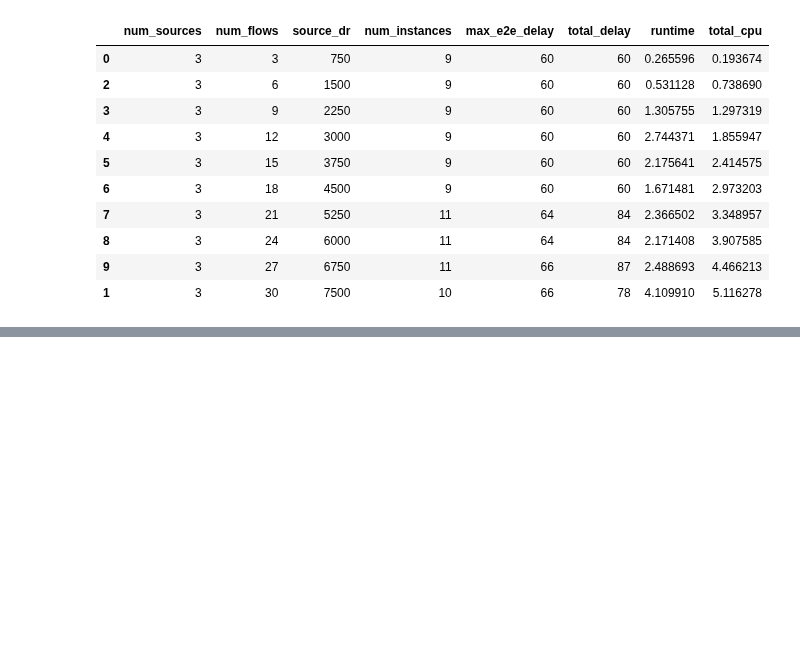
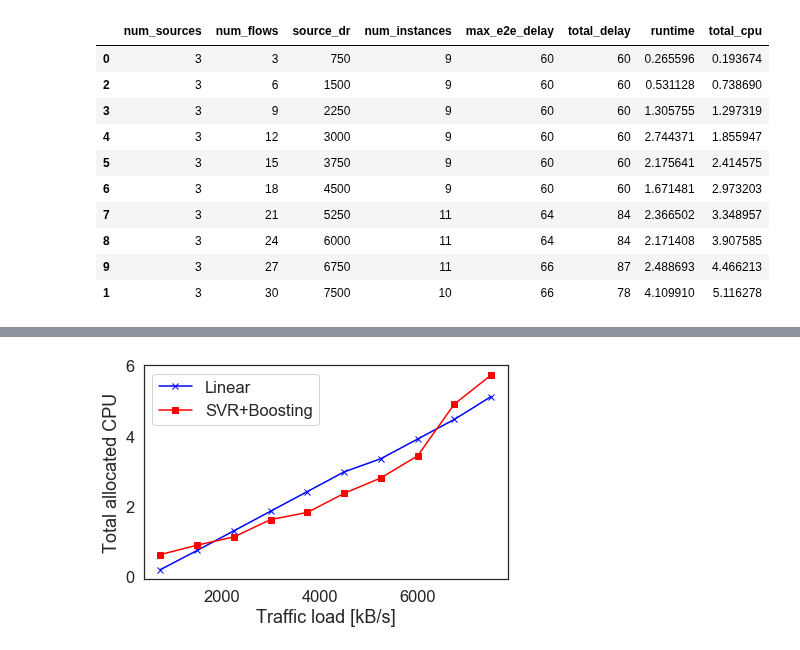
Before and after one commit to CN-UPB/ml-for-resource-allocation, a Jupyter notebook: placement_eval.ipynb, the cells around one changed output, grey strips where cells are left out. Saved outputs shown, nothing was run; the diff lists cells and outputs as text; code cells hidden in the pictures; blank space fills up the shorter version.

```diff
--- a/placement_eval.ipynb
+++ b/placement_eval.ipynb
@@ -105,3 +123,9 @@ plot('source_dr', 'Traffic load [kB/s]', 'num_instances', 'Num. VNF instances')
+# %%
+fig, ax = plot('source_dr', 'Traffic load [kB/s]', 'total_cpu', 'Total allocated CPU', save_plot=False, plot_fixed=False)
+plt.arrow()
+fig.savefig(f'plots/{dataset}_total_cpu_nofixed.pdf')
+# %% [output]
+[figure, added]
 # %%
 plot('source_dr', 'Traffic load [kB/s]', 'total_delay', 'Total delay [ms]')
 # %% [output]
```
Also changed, not shown: parts of 8 cells of this notebook, 4 other files.
